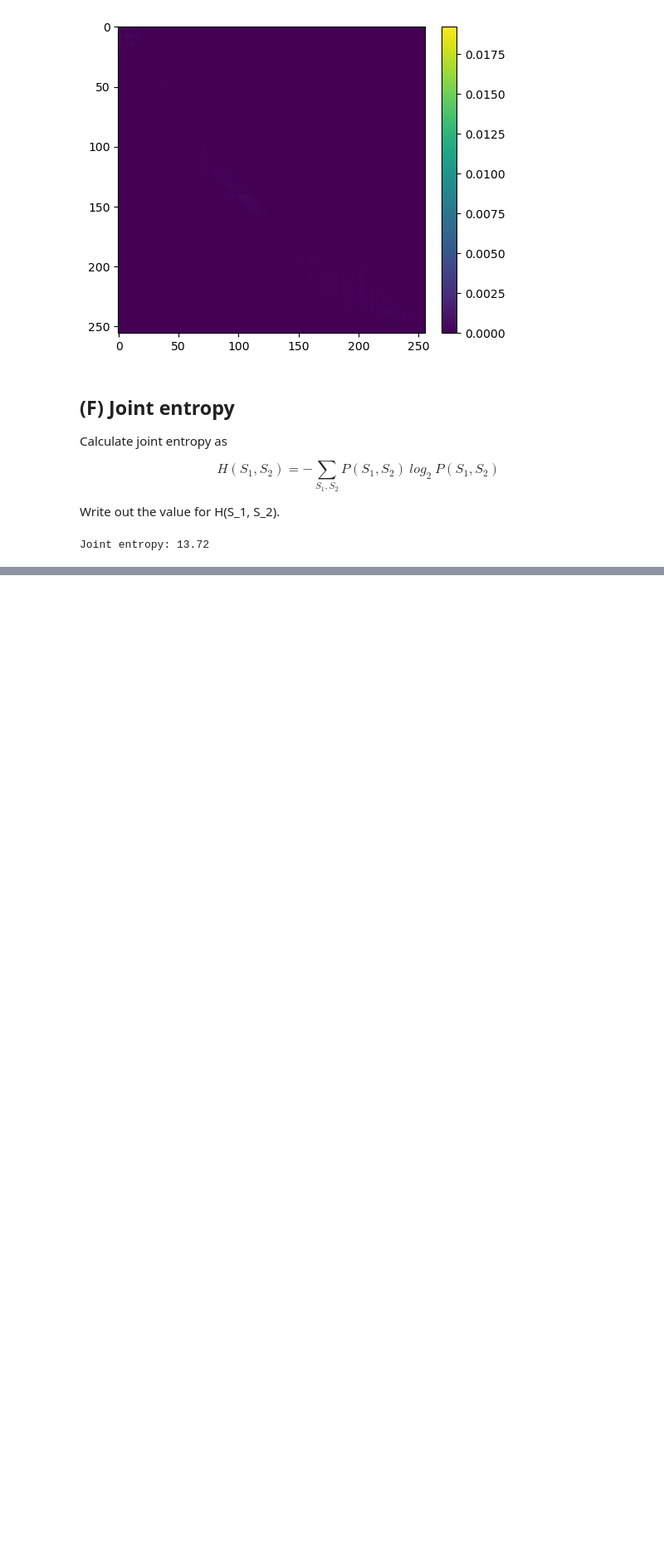
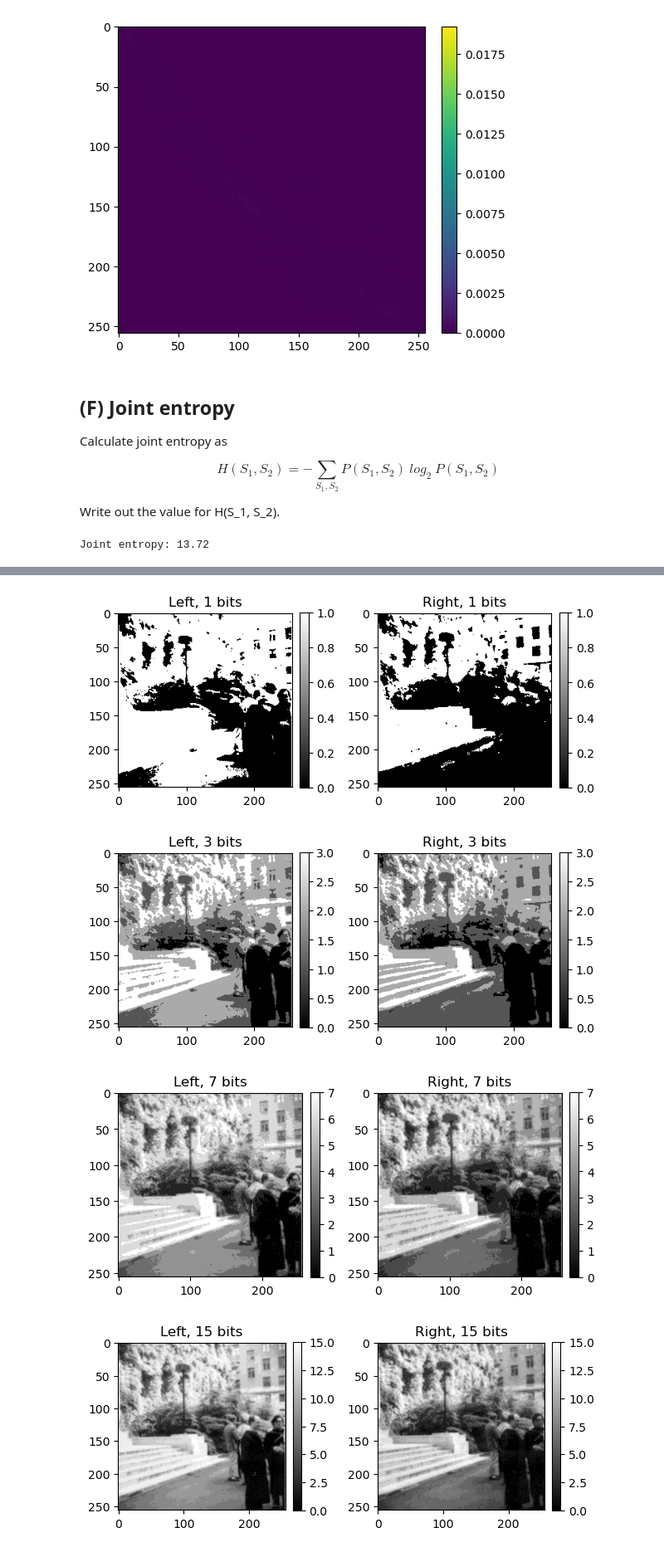
Before and after one commit to kerseviciute/how-does-vision-work, a Jupyter notebook: homework-2.ipynb, the cells around one changed output, grey strips where cells are left out. Shown at 83% size. Drawn from its saved outputs; the diff is of its cells as text; code cells hidden in the pictures; blank space fills up the shorter version.

```diff
--- a/homework-2.ipynb
+++ b/homework-2.ipynb
@@ -66,7 +73,7 @@ For each $S_i(x, y)$, with $i = L$ or $i = R$, calculate the probability $P(S)$
 Plot out $P(S)$ vs $S$ for each image $S_i$.
 # %%
 def probability(x, min_val = 0, max_val = 255):
-    bins = np.linspace(min_val, max_val, num = max_val + 1)
+    bins = np.linspace(min_val, max_val + 1, num = max_val + 2)
     return [ bins[:-1], np.histogram(x, bins = bins)[0] / np.size(x) ]
 # %%
 s, p = probability(left)
@@ -136,0 +174,12 @@ Joint entropy: 13.72
+# %%
+def redundancy(x, y, min_val = 0, max_val = 255):
+    _, p = probability(x, min_val = min_val, max_val = max_val)
+    entropy_x = entropy(p)
+
+    _, p = probability(y, min_val = min_val, max_val = max_val)
+    entropy_y = entropy(p)
+
+    p = joint_probability(x, y, min_val = min_val, max_val = max_val)
+    entropy_xy = entropy(p.flatten())
+
+    return ((entropy_x + entropy_y) / entropy_xy) - 1
@@ -136,0 +194,34 @@ Joint entropy: 13.72
+# %%
+h_l = []
+h_r = []
+h_rl = []
+i_rl = []
+red = []
+n_bits = []
+
+for n_bit in range(1, 9):
+    s_hat = round(math.pow(2, n_bit) - 1)
+    n_bits.append(n_bit)
+
+    _left = normalize(left_original, s_hat = s_hat)
+    _right = normalize(right_original, s_hat = s_hat)
+
+    plot_left_and_right(_left, _right, title_left = f"Left, {s_hat} bits", title_right = f"Right, {s_hat} bits")
+
+    _, p = probability(_left, max_val = s_hat)
+    h_l.append(entropy(p))
+
+    _, p = probability(_right, max_val = s_hat)
+    h_r.append(entropy(p))
+
+    p = joint_probability(_left, _right, max_val = s_hat)
+    h_rl.append(entropy(p.flatten()))
+
+    i_rl.append(mutual_information(_left, _right))
+
+    red.append(redundancy(_left, _right, max_val = s_hat))
+# %% [output]
+[figure, added]
+[figure, added]
+[figure, added]
+[figure, added]
```
Also changed, not shown: parts of 19 cells of this notebook.
